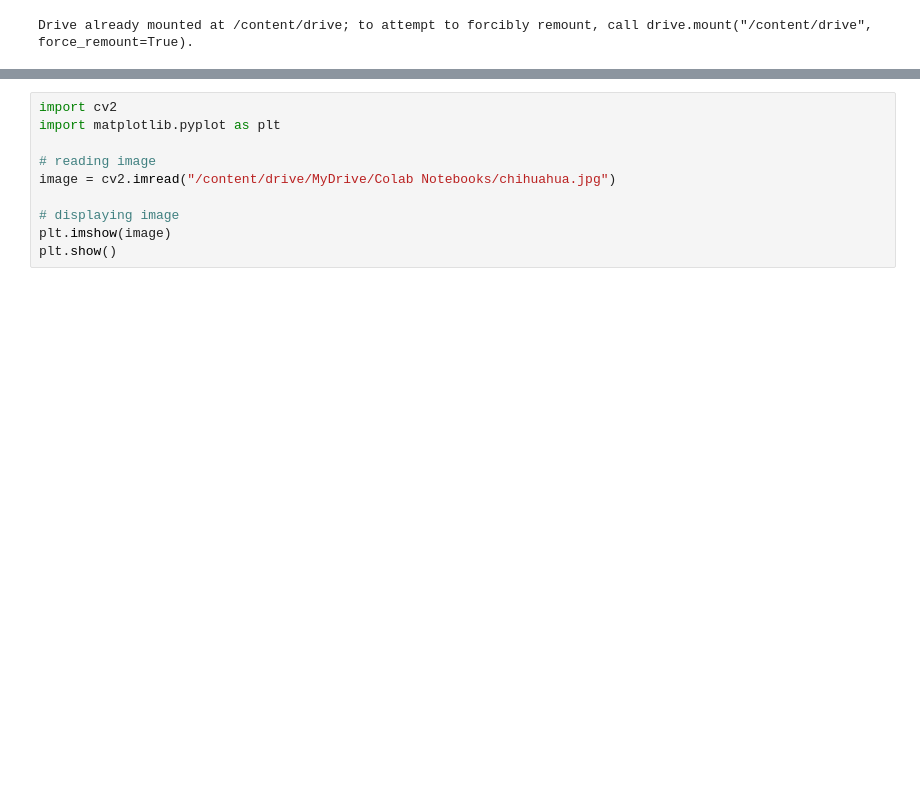
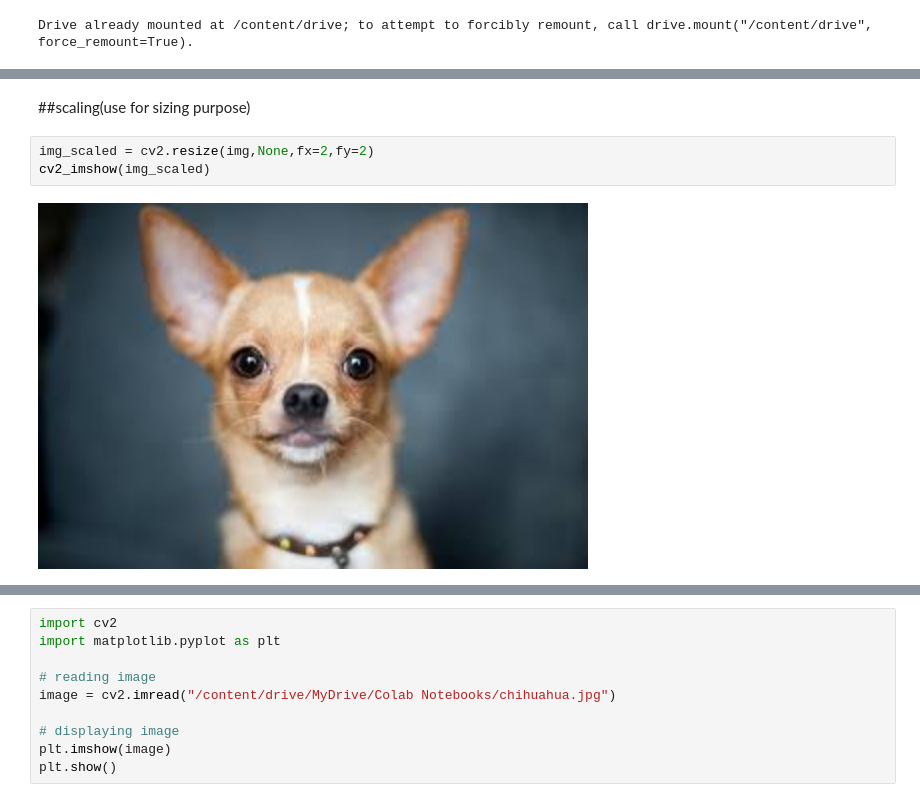
Before and after one commit to Minhaz78/Computer-Vision, a Jupyter notebook: Image_analysis.ipynb, the cells around one changed output, grey strips where cells are left out. Cells and saved outputs as stored; diff of their text form; blank space fills up the shorter version.

```diff
--- a/Image_analysis.ipynb
+++ b/Image_analysis.ipynb
@@ -23,0 +42,7 @@ img.shape
+# %% [markdown]
+##scaling(use for sizing purpose)
+# %%
+img_scaled = cv2.resize(img,None,fx=2,fy=2)
+cv2_imshow(img_scaled)
+# %% [output]
+[figure, added]
```
Also changed, not shown: parts of 10 cells of this notebook.
